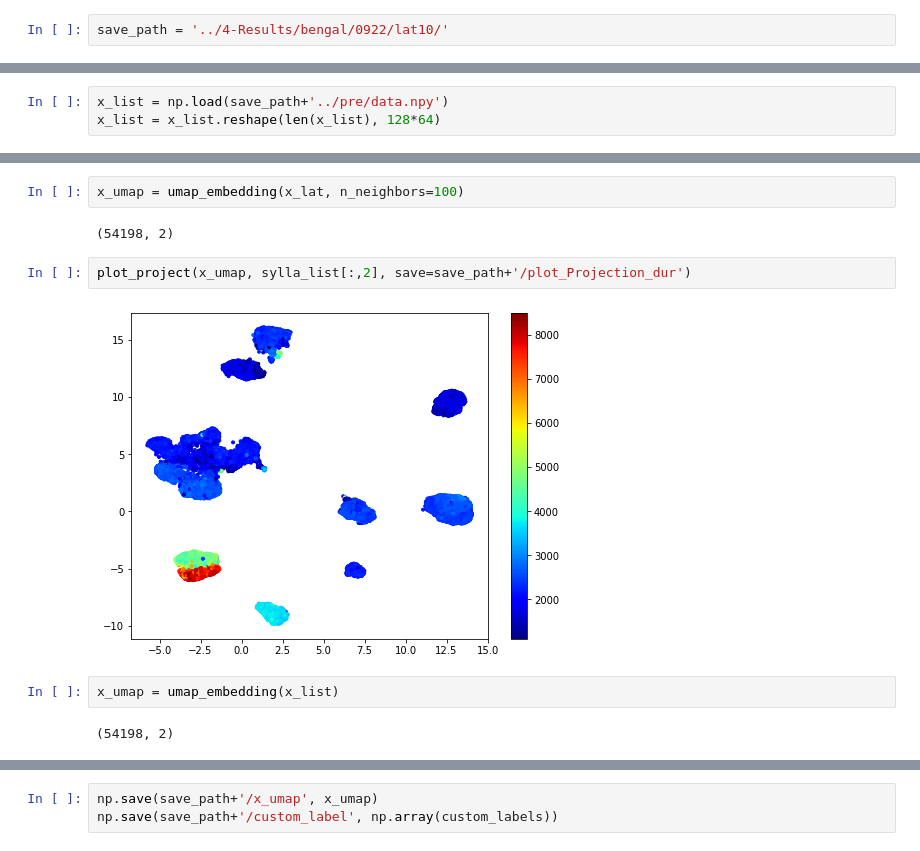
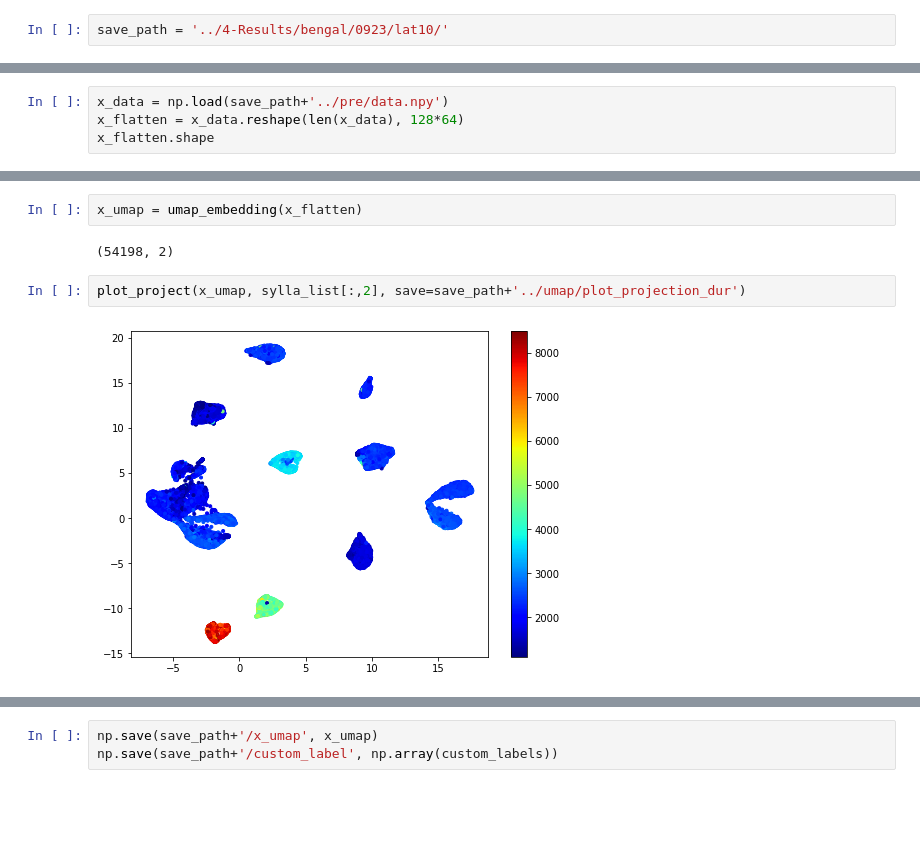
Before and after one commit to yebiny/Songbird-clusturing, a Jupyter notebook: 3-Train/3-umap.ipynb, the cells around one changed output, grey strips where cells are left out. Cells and saved outputs as stored; diff of their text form; blank space fills up the shorter version.

```diff
--- a/3-Train/3-umap.ipynb
+++ b/3-Train/3-umap.ipynb
@@ -62,5 +3,5 @@ def plot_project(data_2d, c_lenth=1, save=None):
 # %%
-save_path = '../4-Results/bengal/0922/lat10/'
+save_path = '../4-Results/bengal/0923/lat10/'
 # %%
 x_lat = np.load(save_path+'/x_lat.npy')
 sylla_list = np.load(save_path+'/../pre/sylla_list.npy')
@@ -67,3 +37,4 @@ sylla_list = np.load(save_path+'/../pre/sylla_list.npy')
 # %%
-x_list = np.load(save_path+'../pre/data.npy')
-x_list = x_list.reshape(len(x_list), 128*64)
+x_data = np.load(save_path+'../pre/data.npy')
+x_flatten = x_data.reshape(len(x_data), 128*64)
+x_flatten.shape
@@ -70,12 +43,8 @@ x_list = x_list.reshape(len(x_list), 128*64)
 # %%
-x_umap = umap_embedding(x_lat, n_neighbors=100)
+x_umap = umap_embedding(x_flatten)
 # %% [output]
 (54198, 2)
 # %%
-plot_project(x_umap, sylla_list[:,2], save=save_path+'/plot_Projection_dur')
+plot_project(x_umap, sylla_list[:,2], save=save_path+'../umap/plot_projection_dur')
 # %% [output]
-[figure, old version]
+[figure, new version]
-# %%
-x_umap = umap_embedding(x_list)
-# %% [output]
-(54198, 2)
```
Also changed, not shown: parts of 18 cells of this notebook, 2 other files.
